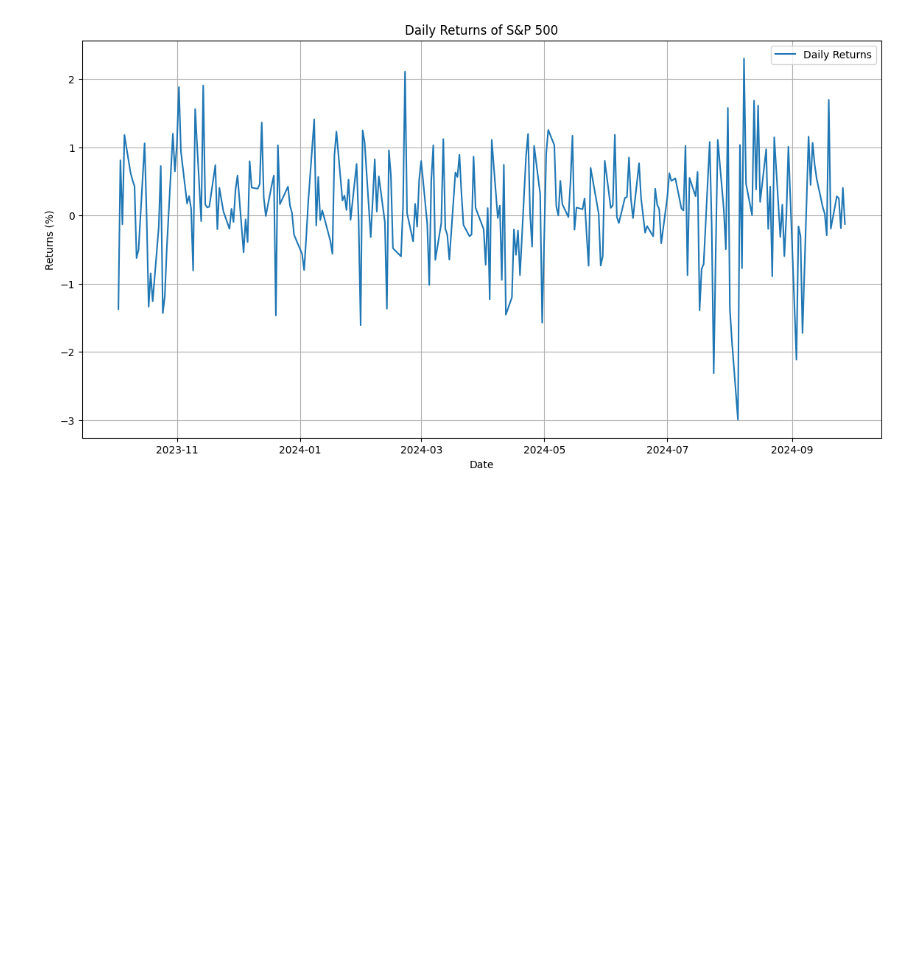
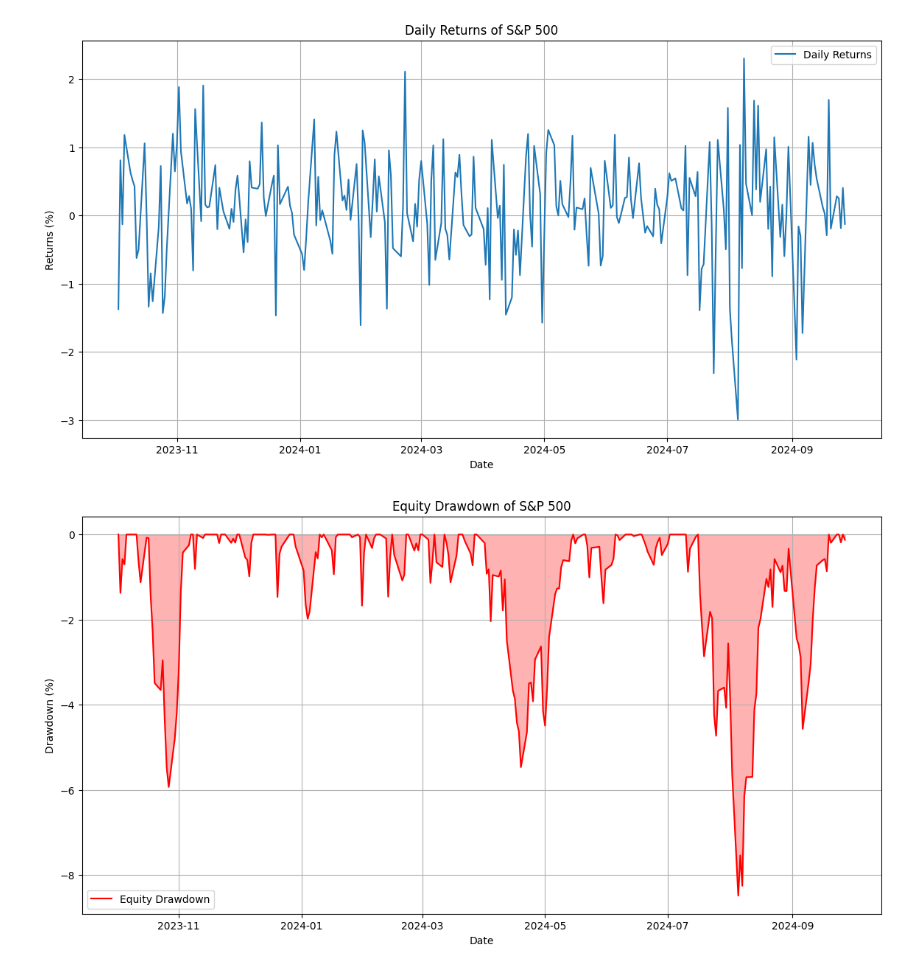
Before and after one commit to ak7660/GraapeInvestment, a Jupyter notebook: benchmark.ipynb, the cells around one changed output. Saved outputs shown, nothing was run; the diff lists cells and outputs as text; code cells hidden in the pictures; blank space fills up the shorter version.

```diff
--- a/benchmark.ipynb
+++ b/benchmark.ipynb
@@ -13,30 +13,46 @@ sp500 = yf.Ticker("^GSPC")
 sp500_data = sp500.history(start=start_date, end=end_date)
 
 # Calculate the total asset movement
 sp500_data['Investment Value'] = (sp500_data['Close'] / sp500_data['Close'].iloc[0]) * investment_amount
 
 # Calculate the returns
 sp500_data['Returns'] = sp500_data['Close'].pct_change() * 100  # Convert to percentage
 
+# Calculate the drawdown
+sp500_data['Peak'] = sp500_data['Investment Value'].cummax()
+sp500_data['Drawdown'] = (sp500_data['Investment Value'] - sp500_data['Peak']) / sp500_data['Peak'] * 100
+
 # Plot the total asset movement
 plt.figure(figsize=(14, 7))
 plt.plot(sp500_data.index, sp500_data['Investment Value'], label='Total Asset Movement')
 plt.title('Benchmark with S&P 500 (2023-24)')
 plt.xlabel('Date')
 plt.ylabel('Investment Value (USD)')
 plt.legend()
 plt.grid(True)
 plt.show()
 
 # Plot the returns
 plt.figure(figsize=(14, 7))
 plt.plot(sp500_data.index, sp500_data['Returns'], label='Daily Returns')
 plt.title('Daily Returns of S&P 500')
 plt.xlabel('Date')
 plt.ylabel('Returns (%)')
 plt.legend()
 plt.grid(True)
 plt.show()
+
+# Plot the drawdown with filled color
+plt.figure(figsize=(14, 7))
+plt.plot(sp500_data.index, sp500_data['Drawdown'], label='Equity Drawdown', color='red')
+plt.fill_between(sp500_data.index, sp500_data['Drawdown'], color='red', alpha=0.3)
+plt.title('Equity Drawdown of S&P 500')
+plt.xlabel('Date')
+plt.ylabel('Drawdown (%)')
+plt.legend()
+plt.grid(True)
+plt.show()
 # %% [output]
 [figure]
 [figure]
+[figure, added]
```
